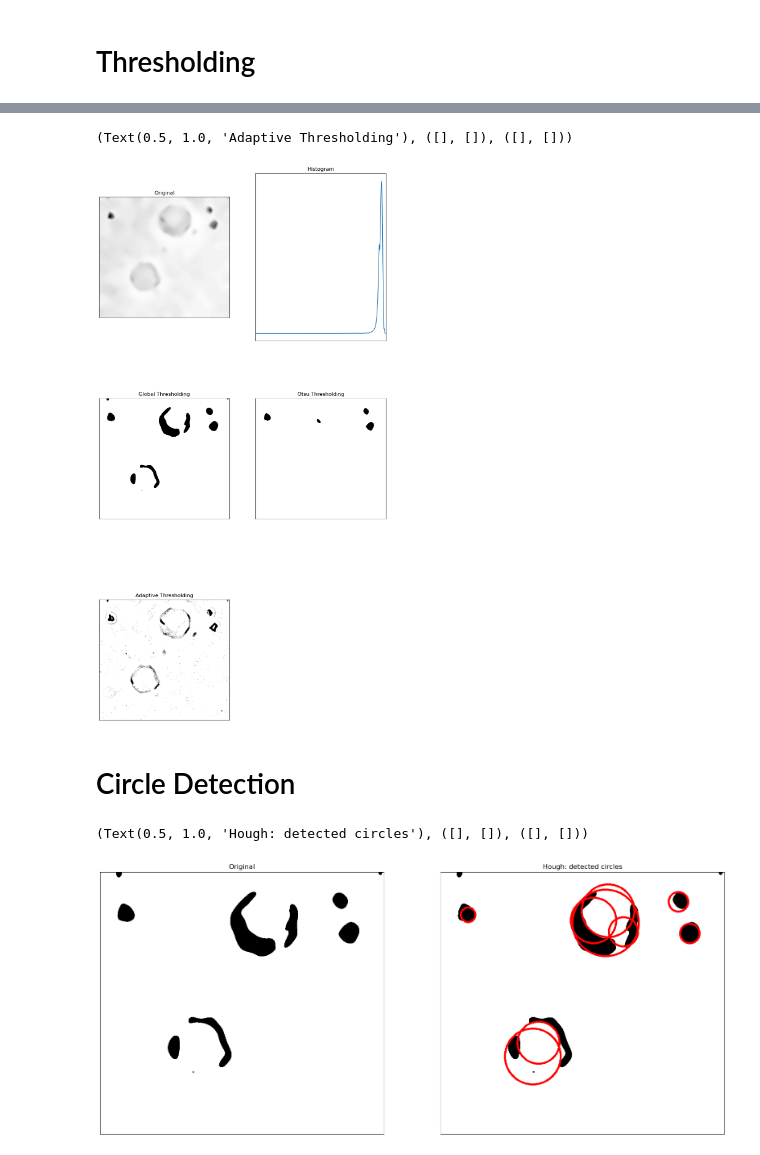
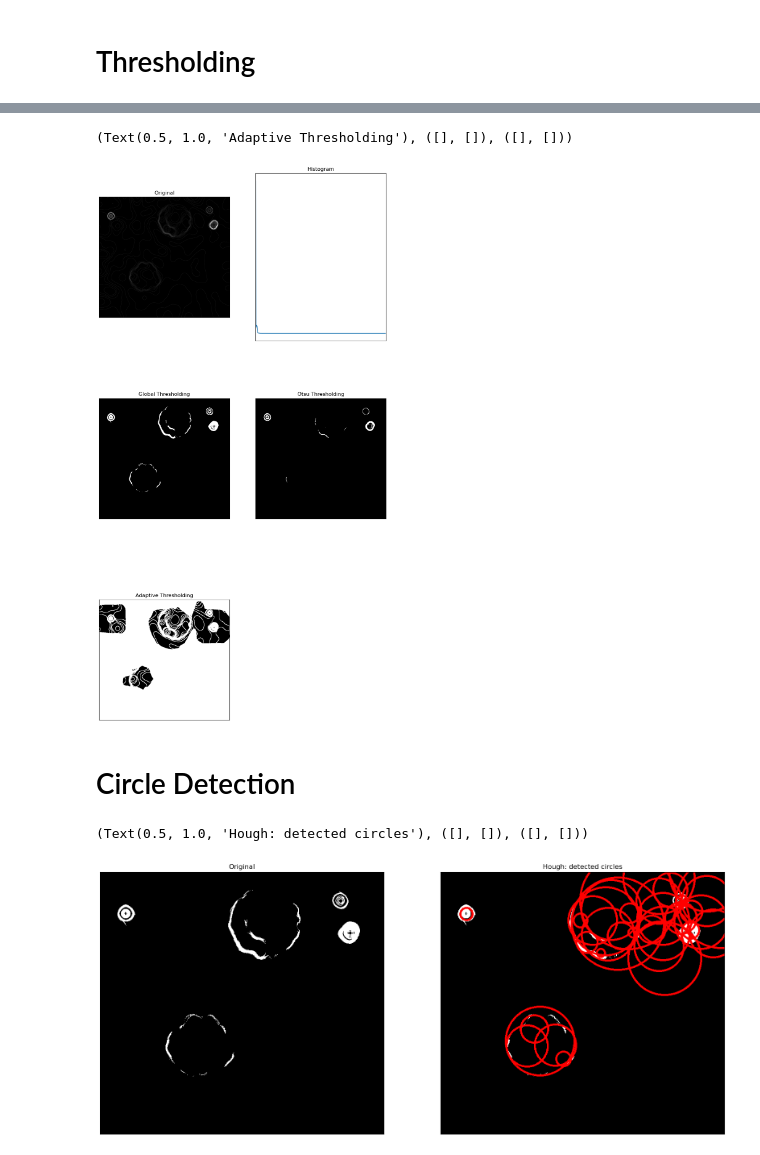
Before and after one commit to Vasco2002/VCPI, a Jupyter notebook: TP1/CountCircles.ipynb, the cells around one changed output, grey strips where cells are left out. Cells and saved outputs as stored; diff of their text form; code cells hidden in the pictures.

```diff
--- a/TP1/CountCircles.ipynb
+++ b/TP1/CountCircles.ipynb
@@ -51,5 +56,6 @@ plt.imshow(dImg2, cmap='gray')
 # %%
 # OpenCV Local Denoising Filter
-dImg3 = cv2.fastNlMeansDenoising(dImg2,None,15,27,51)
-dImg3 = cv2.fastNlMeansDenoising(dImg3,None,5,27,51)
+dImg3 = cv2.fastNlMeansDenoising(dImg2,None,25,17,61)
+dImg3 = cv2.fastNlMeansDenoising(dImg3,None,5,7,50)
+#dImg3 = dImg2
 # %%
@@ -60,0 +67,6 @@ plt.imshow(dImg3, cmap='gray')
+# %%
+m = 7
+i = 50
+dImg4 = dImg3
+for _ in range(i):
+    dImg4 = cv2.medianBlur(dImg4, m,0)
@@ -60,0 +79,19 @@ plt.imshow(dImg3, cmap='gray')
+# %%
+img = dImg4
+ddepth = cv2.CV_16S
+scale = 1
+delta = 0
+m = 3
+#grad_x = cv2.Scharr(img,ddepth,1,0)
+grad_x = cv2.Sobel(img, ddepth, 1, 0, ksize=m, scale=scale, delta=delta, borderType=cv2.BORDER_DEFAULT)
+
+#grad_y = cv2.Scharr(img,ddepth,0,1)
+grad_y = cv2.Sobel(img, ddepth, 0, 1, ksize=m, scale=scale, delta=delta, borderType=cv2.BORDER_DEFAULT)
+
+
+abs_grad_x = cv2.convertScaleAbs(grad_x)
+abs_grad_y = cv2.convertScaleAbs(grad_y)
+
+
+grad_img = cv2.addWeighted(abs_grad_x, 0.5, abs_grad_y, 0.5, 0)
+dImg5 = grad_img
@@ -96,18 +139,18 @@ print(matrix_average(img_float32))
 # %%
-img = dImg3
+img = dImg5
 
 # histogram
 hist = cv2.calcHist([img],[0],None,[256],[0,256])
 
 # Global
-ret, Gthres = cv2.threshold(img,236,255,cv2.THRESH_BINARY)
+ret, Gthres = cv2.threshold(img,3,255,cv2.THRESH_BINARY)
 
 # Otsu thresholding
 ret, Othres = cv2.threshold(img,0,255,cv2.THRESH_BINARY+cv2.THRESH_OTSU)
 
 # Adaptive Thresholdinh
-Athres = cv2.adaptiveThreshold(img,255,cv2.ADAPTIVE_THRESH_GAUSSIAN_C,\
-            cv2.THRESH_BINARY,15,1)
+Athres = cv2.adaptiveThreshold(img,255,cv2.ADAPTIVE_THRESH_MEAN_C,\
+            cv2.THRESH_BINARY,151,1)
 
 fig = plt.figure(figsize=(12,24))
 plt.subplot(3,2,1),plt.imshow(img,cmap = 'gray')
@@ -122,7 +165,7 @@ plt.subplot(3,2,5),plt.imshow(Athres,cmap = 'gray')
 plt.title('Adaptive Thresholding'), plt.xticks([]), plt.yticks([])
 # %% [output]
 (Text(0.5, 1.0, 'Adaptive Thresholding'), ([], []), ([], []))
-[figure, old version]
+[figure, new version]
 # %% [markdown]
 # Circle Detection
 # %%
@@ -133,32 +176,32 @@ plt.title('Adaptive Thresholding'), plt.xticks([]), plt.yticks([])
 # param2: This is the accumulator threshold for the circle centers at the detection stage.
 #It controls how many votes a region in the accumulator needs to be considered a circle center.
 #Lowering this value can make the detection more tolerant and may result in detecting more circles.     Escrito pelo primo :V
 
 img = Gthres
 # HoughCircles(image, method, resolution, min distance between centers,
 #              param1 : Canny upper threshold
 #              param2 : how many pixels for a circle)
 circles = cv2.HoughCircles(img, cv2.HOUGH_GRADIENT, 1, 30,
-                               param1=75, param2=13.4, #original param1 and param2: 75 , 25 (baixar ajuda o algoritmo a ser mais forgiving
+                               param1=25, param2=13.4, #original param1 and param2: 75 , 25 (baixar ajuda o algoritmo a ser mais forgiving
                                minRadius=1, maxRadius=150)
 
 # Draw the lines
 img_dst = cv2.cvtColor(img, cv2.COLOR_GRAY2BGR)
 if circles is not None:
     circles = np.uint16(np.around(circles))
     for i in circles[0, :]:
         center = (i[0], i[1])
         # circle center
         #cv.circle(img_dst, center, 1, (0, 100, 100), 3)
         # circle outline
         radius = i[2]
         cv2.circle(img_dst, center, radius, (255, 0, 0), 3)
 
 fig = plt.figure(figsize=(20,10))
 plt.subplot(1,2,1),plt.imshow(img,cmap = 'gray')
 plt.title('Original'), plt.xticks([]), plt.yticks([])
 plt.subplot(1,2,2),plt.imshow(img_dst,cmap = 'gray')
 plt.title('Hough: detected circles'), plt.xticks([]), plt.yticks([])
 # %% [output]
 (Text(0.5, 1.0, 'Hough: detected circles'), ([], []), ([], []))
-[figure, old version]
+[figure, new version]
```
Also changed, not shown: parts of 9 cells of this notebook, 1 other file.
